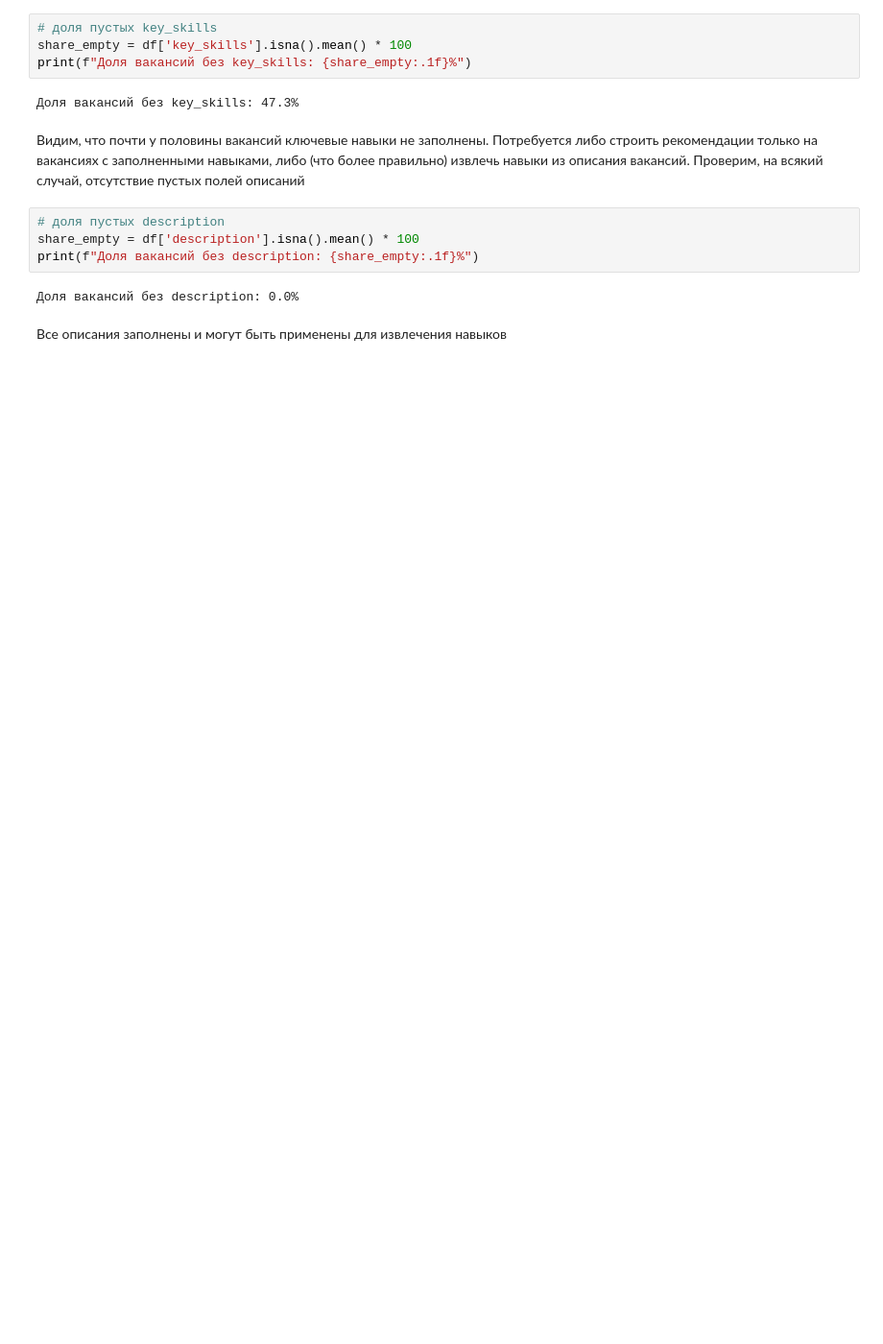
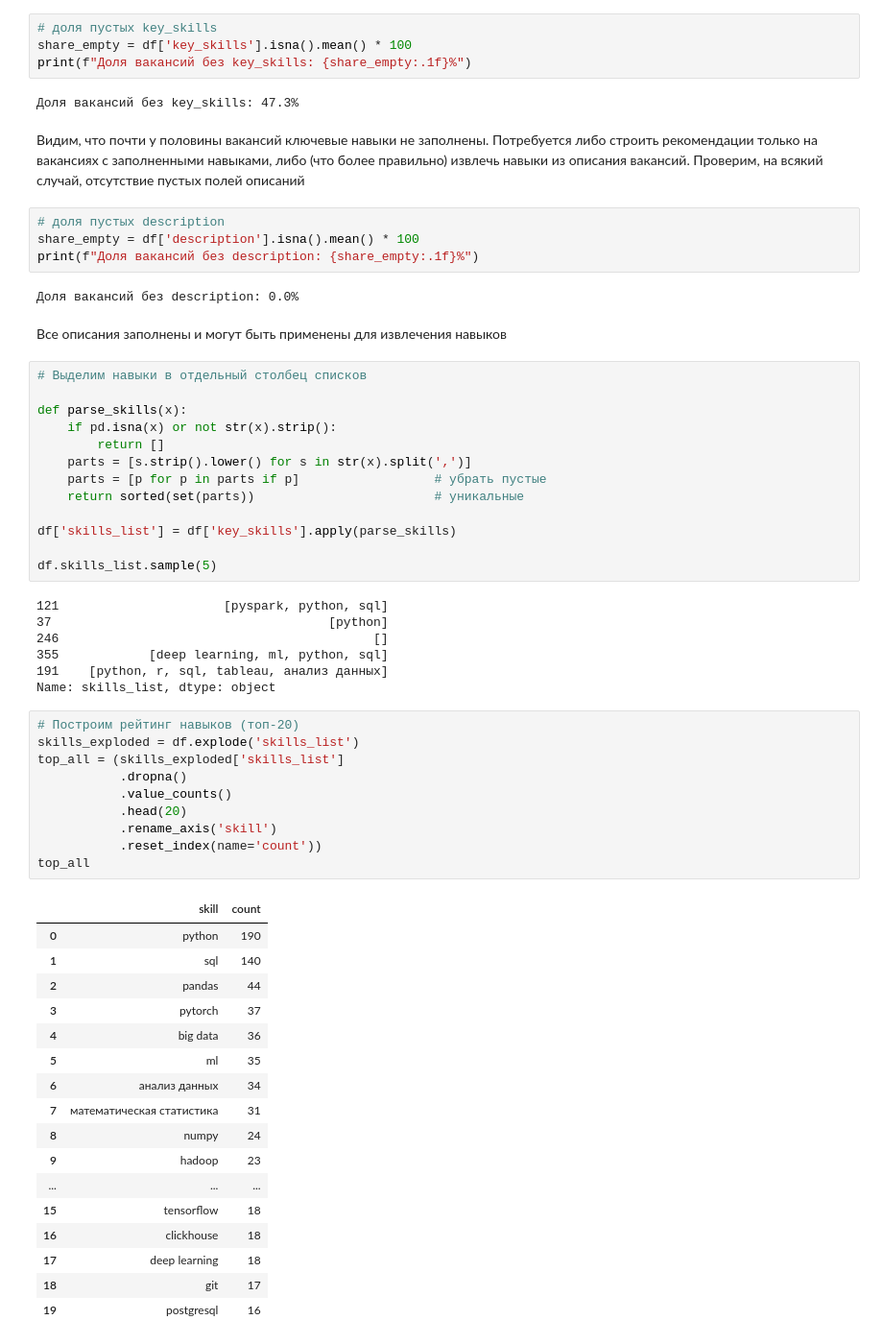
Before and after one commit to iZemenkov/skillgrow, a Jupyter notebook: notebooks/01_eda.ipynb, the cells around one changed output. Shown at 96% size. Cells and saved outputs as stored; diff of their text form; blank space fills up the shorter version.

Commit message:
Проработан механизм извлечения навыков. Дополнени README.md, в т.ч. по дальнейшим шагам

```diff
--- a/notebooks/01_eda.ipynb
+++ b/notebooks/01_eda.ipynb
@@ -127,3 +129,51 @@ print(f"Доля вакансий без description: {share_empty:.1f}%")
 Доля вакансий без description: 0.0%
 # %% [markdown]
 Все описания заполнены и могут быть применены для извлечения навыков
+# %%
+# Выделим навыки в отдельный столбец списков
+
+def parse_skills(x):
+    if pd.isna(x) or not str(x).strip():
+        return []
+    parts = [s.strip().lower() for s in str(x).split(',')]
+    parts = [p for p in parts if p]                  # убрать пустые
+    return sorted(set(parts))                        # уникальные
+
+df['skills_list'] = df['key_skills'].apply(parse_skills)
+
+df.skills_list.sample(5)
+# %% [output]
+121                      [pyspark, python, sql]
+37                                     [python]
+246                                          []
+355            [deep learning, ml, python, sql]
+191    [python, r, sql, tableau, анализ данных]
+Name: skills_list, dtype: object
+# %%
+# Построим рейтинг навыков (топ-20)
+skills_exploded = df.explode('skills_list')
+top_all = (skills_exploded['skills_list']
+           .dropna()
+           .value_counts()
+           .head(20)
+           .rename_axis('skill')
+           .reset_index(name='count'))
+top_all
+# %% [output]
+|  | skill | count |
+| 0 | python | 190 |
+| 1 | sql | 140 |
+| 2 | pandas | 44 |
+| 3 | pytorch | 37 |
+| 4 | big data | 36 |
+| 5 | ml | 35 |
+| 6 | анализ данных | 34 |
+| 7 | математическая статистика | 31 |
+| 8 | numpy | 24 |
+| 9 | hadoop | 23 |
+| ... | ... | ... |
+| 15 | tensorflow | 18 |
+| 16 | clickhouse | 18 |
+| 17 | deep learning | 18 |
+| 18 | git | 17 |
+| 19 | postgresql | 16 |
```
Also changed, not shown: parts of 3 cells of this notebook, 3 other files.
